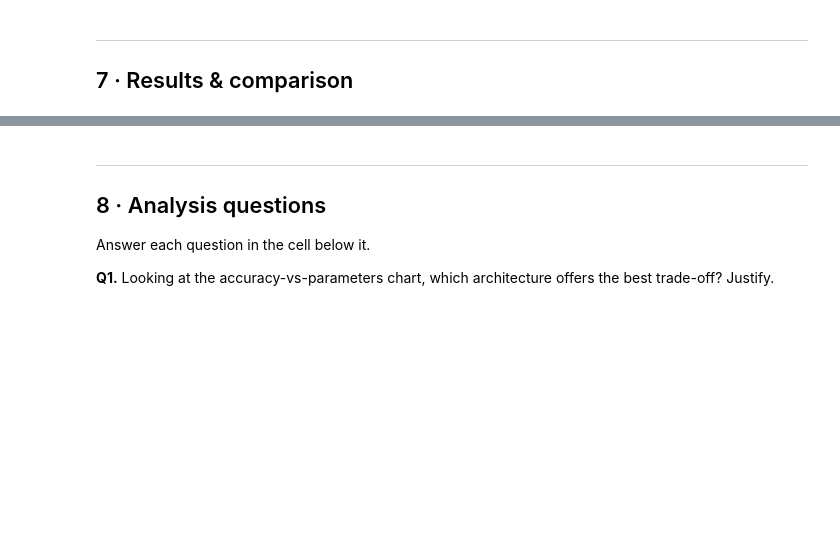
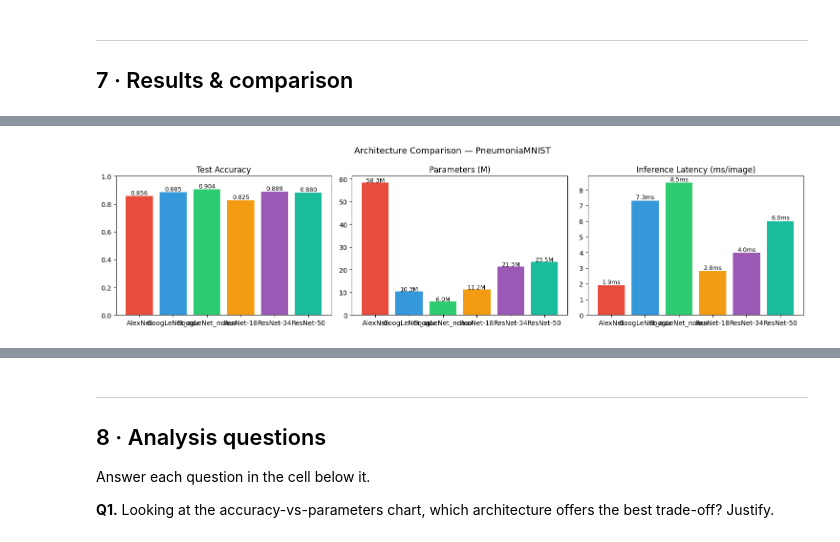
Before and after one commit to sepanta007/DL_Image_Analysis, a Jupyter notebook: Lab3/Lab3_Architectures.ipynb, the cells around one changed output, grey strips where cells are left out. Cells and saved outputs as stored; diff of their text form; code cells hidden in the pictures; blank space fills up the shorter version.

```diff
--- a/Lab3/Lab3_Architectures.ipynb
+++ b/Lab3/Lab3_Architectures.ipynb
@@ -865,28 +886,30 @@ for name, m in models_eval.items():
 # %%
 # --- Comparison bar charts ---
 names     = list(results.keys())
 test_accs = [results[n]['test_acc']   for n in names]
 params    = [results[n]['params_M']   for n in names]
 latencies = [results[n]['latency_ms'] for n in names]
 
 fig, axes = plt.subplots(1, 3, figsize=(15, 4))
-palette = ['#e74c3c', '#3498db', '#2ecc71', '#f39c12']
+palette = ['#e74c3c', '#3498db', '#2ecc71', '#f39c12', '#9b59b6', '#1abc9c']
 
 axes[0].bar(names, test_accs, color=palette)
 axes[0].set_title('Test Accuracy'); axes[0].set_ylim(0, 1)
 for i, v in enumerate(test_accs): axes[0].text(i, v+0.01, f'{v:.3f}', ha='center', fontsize=9)
 
 axes[1].bar(names, params, color=palette)
 axes[1].set_title('Parameters (M)')
 for i, v in enumerate(params): axes[1].text(i, v+0.2, f'{v:.1f}M', ha='center', fontsize=9)
 
 axes[2].bar(names, latencies, color=palette)
 axes[2].set_title('Inference Latency (ms/image)')
 for i, v in enumerate(latencies): axes[2].text(i, v+0.1, f'{v:.1f}ms', ha='center', fontsize=9)
 
 plt.suptitle('Architecture Comparison — PneumoniaMNIST', fontsize=13)
 plt.tight_layout()
 plt.show()
+# %% [output]
+[figure, added]
 # %%
 # --- Accuracy vs Parameters bubble chart ---
 fig, ax = plt.subplots(figsize=(7, 5))
```
Also changed, not shown: parts of 11 cells of this notebook.
